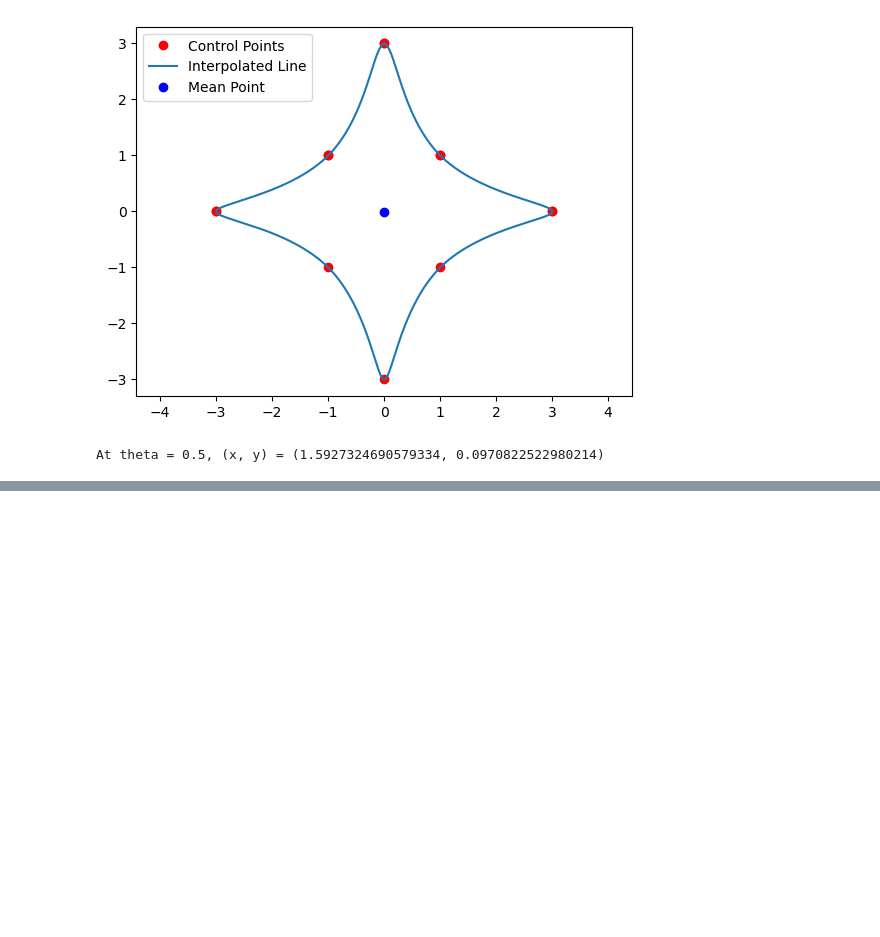
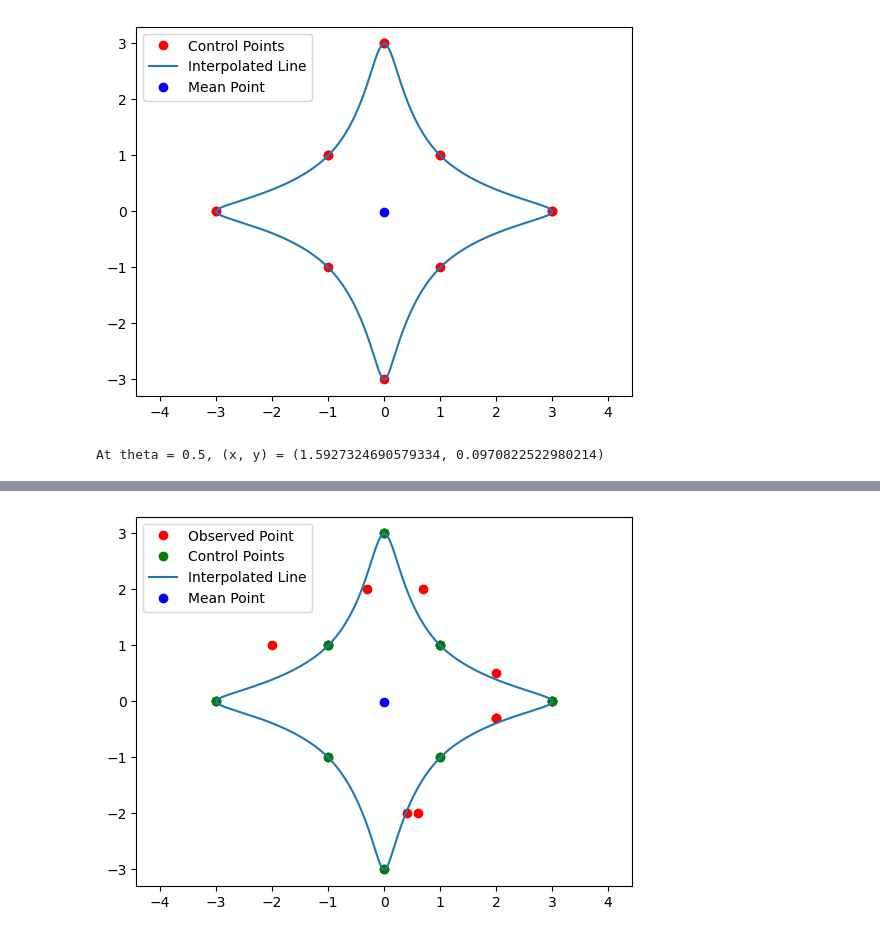
Before and after one commit to nameko-ko/name, a Jupyter notebook: Spline_circle.ipynb, the cells around one changed output, grey strips where cells are left out. Drawn from its saved outputs; the diff is of its cells as text; code cells hidden in the pictures; blank space fills up the shorter version.

```diff
--- a/Spline_circle.ipynb
+++ b/Spline_circle.ipynb
@@ -109,3 +109,98 @@ x is[3, 1, 0, -1, -3, -1, 0, 1, 3, 1, 0, -1, -3]
 y is[0, 1, 3, 1, 0, -1, -3, -1, 0, 1, 3, 1, 0]
 [figure]
 At theta = 0.5, (x, y) = (1.5927324690579334, 0.0970822522980214)
+# %%
+import numpy as np
+import matplotlib.pyplot as plt
+from scipy.interpolate import interp1d
+import math
+
+#リスト内リストに格納された座標情報をx,yのリストにそれぞれ分解する
+def x_y_separate(Contour):
+    x = []
+    y = []
+    for i in range(len(Contour)):
+        x.append(Contour[i][0])
+        y.append(Contour[i][1])
+    return x,y
+
+#x,yのリストを受け取り、極座標変換する
+def polor_coodinate(x,y):
+    r = []
+    theta = []
+    #arctan()の返り値を0~2πにして、超えた分はθ+2πとして記録する
+    first_try = True
+    second_loop = False
+    for i in range(len(x)):
+        r.append(np.sqrt(x[i] ** 2 + y[i] ** 2))
+        theta_check = np.arctan2(y[i],x[i])
+        if theta_check > 0 and second_loop == False:
+            theta.append(theta_check)
+        elif theta_check < 0 and second_loop == False:
+            theta.append(2*np.pi+theta_check)
+        elif theta_check == 0 and first_try == True:
+            theta.append(0)
+            first_try = False
+        elif theta_check == 0 and first_try == False:
+            theta.append(2*np.pi)
+            second_loop = True
+        elif theta_check > 0 and second_loop == True:
+                theta.append(theta_check + 2*np.pi)
+        elif theta_check < 0 and second_loop == True:
+                theta.append(2*np.pi+theta_check + 2*np.pi)
+    return r,theta
+
+#最小二乗法
+def MSE(r_exp,r_cal):
+    MSE = 0
+    for r_exp, r_cal in zip(r_exp, r_cal):
+        MSE += (r_exp - r_cal) ** 2 /r_cal**2
+    MSE /= r_exp.size
+    return MSE
+
+#輪郭の代表点を準備
+Contour_rep = [[3,0],[1,1],[0,3],[-1,1],[-3,0],[-1,-1],[0,-3],[1,-1],[3,0]]
+x,y = x_y_separate(Contour_rep)
+#補間線の曲率を一致させるために2週目の点をいくつか追加。
+for i in range(1,5):
+    x.append(x[i])
+    y.append(y[i])
+
+#極座標変換
+r,theta = polor_coodinate(x,y)
+
+# スプライン補間（xとyを別々に補間）
+f_x = interp1d(theta, x, kind='cubic')
+f_y = interp1d(theta, y, kind='cubic')
+
+#補間線の描画
+theta_new = np.linspace(0, 2*np.pi, 1000)
+theta_new += theta[2] #描画の始点をtheta[2]分ずらす。
+x_interp = f_x(theta_new)
+y_interp = f_y(theta_new)
+
+# 平均(重心?)を求める
+x_mean = np.mean(x_interp)
+y_mean = np.mean(y_interp)
+
+#最小二乗法の処理
+#実験データの準備
+Contour_all = [[3,0],[2,0.5],[1,1],[0.7,2],[0,3],[-0.3,2],[-1,1],[-2,1],[-3,0],[2,-0.3],[-1,-1],[0.4,-2],[0,-3],[0.6,-2],[1,-1],[2,-0.3],[3,0]]
+#特定のthetaに対応する輪郭のx,y座標を取得する部分
+x_obs,y_obs = x_y_separate(Contour_all)
+r_exp, theta_exp = polor_coodinate(x_obs,y_obs)
+x_cal = f_x(theta_exp)
+y_cal = f_y(theta_exp)
+r_cal,_ = polor_coodinate(x_cal, y_cal)
+print(MSE(r_cal,r_exp))
+
+# プロット
+plt.plot(x_obs,y_obs,'ro', label="Observed Point")
+plt.plot(x, y, 'go', label="Control Points")
+plt.plot(x_interp, y_interp, label="Interpolated Line")
+plt.plot(x_mean, y_mean, 'bo', label="Mean Point")
+plt.axis('equal')
+plt.legend(loc='upper left')
+plt.savefig("file1.png")
+plt.show()
+# %% [output]
@@ -111,0 +208 @@ At theta = 0.5, (x, y) = (1.5927324690579334, 0.0970822522980214)
+[figure, added]
```
Also changed, not shown: parts of 1 cell of this notebook, 1 other file.
